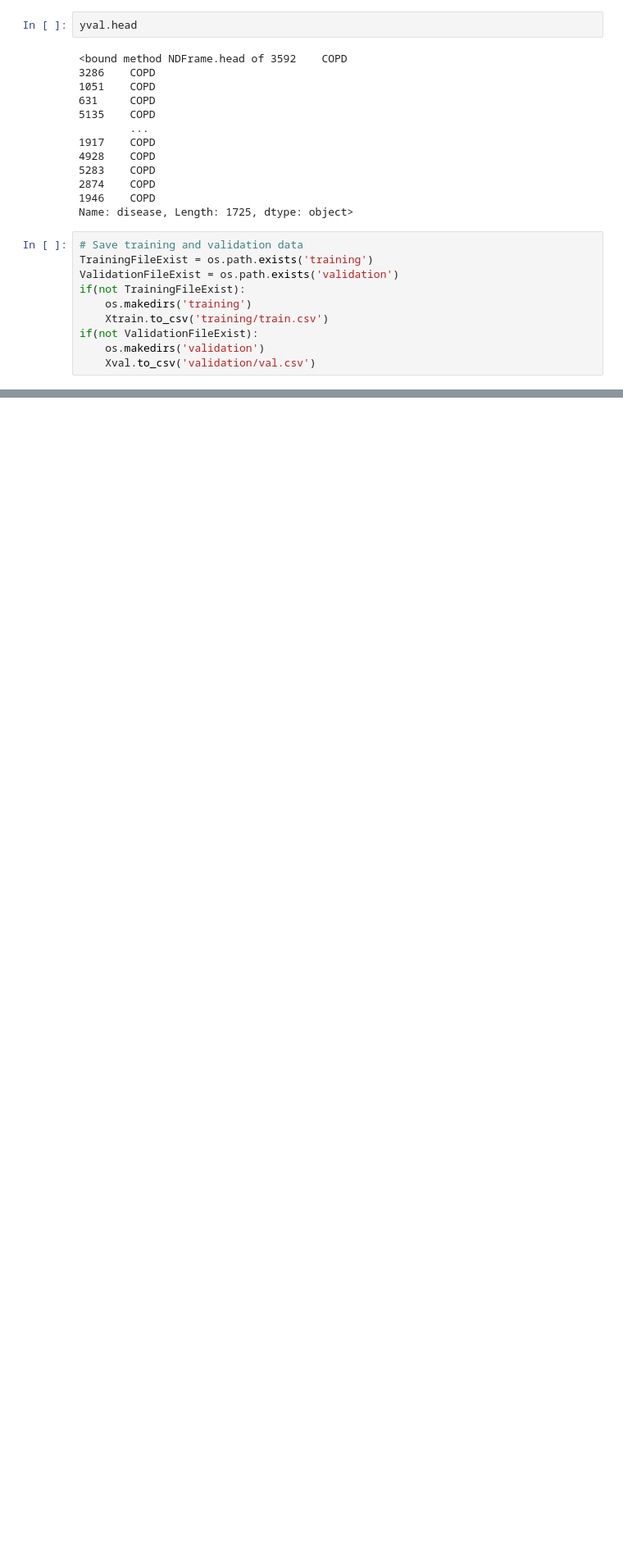
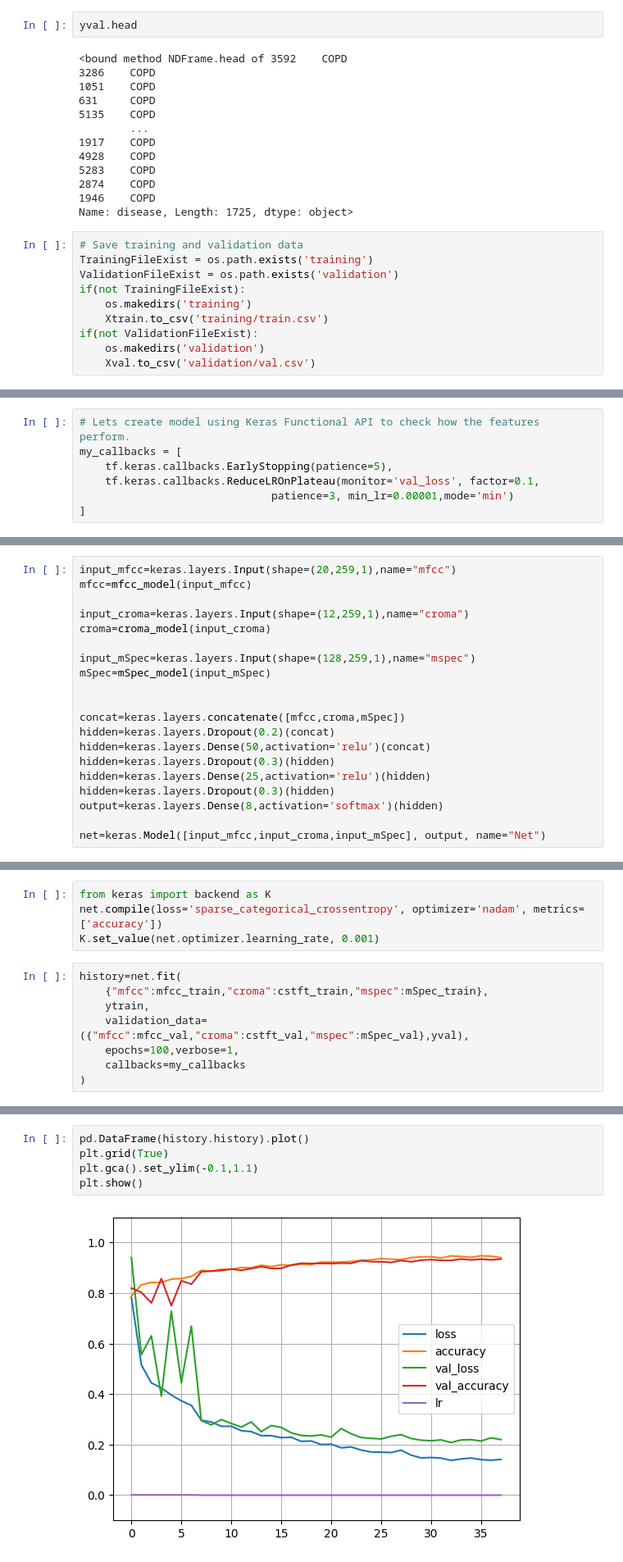
Before and after one commit to adityahbapat/Respiratory-Disorder-Classification-Based-on-Lung-Auscultation-Sounds, a Jupyter notebook: respiratory_disorder_classification.ipynb, the cells around one changed output, grey strips where cells are left out. Shown at 82% size. Drawn from its saved outputs; the diff is of its cells as text; blank space fills up the shorter version.

```diff
--- a/respiratory_disorder_classification.ipynb
+++ b/respiratory_disorder_classification.ipynb
@@ -550,0 +666,7 @@ Further Steps for Phase 2 and 3:
+# %%
+# Lets create model using Keras Functional API to check how the features perform.
+my_callbacks = [
+    tf.keras.callbacks.EarlyStopping(patience=5),
+    tf.keras.callbacks.ReduceLROnPlateau(monitor='val_loss', factor=0.1,
+                              patience=3, min_lr=0.00001,mode='min')
+]
@@ -550,0 +801,20 @@ Further Steps for Phase 2 and 3:
+# %%
+input_mfcc=keras.layers.Input(shape=(20,259,1),name="mfcc")
+mfcc=mfcc_model(input_mfcc)
+
+input_croma=keras.layers.Input(shape=(12,259,1),name="croma")
+croma=croma_model(input_croma)
+
+input_mSpec=keras.layers.Input(shape=(128,259,1),name="mspec")
+mSpec=mSpec_model(input_mSpec)
+
+
+concat=keras.layers.concatenate([mfcc,croma,mSpec])
+hidden=keras.layers.Dropout(0.2)(concat)
+hidden=keras.layers.Dense(50,activation='relu')(concat)
+hidden=keras.layers.Dropout(0.3)(hidden)
+hidden=keras.layers.Dense(25,activation='relu')(hidden)
+hidden=keras.layers.Dropout(0.3)(hidden)
+output=keras.layers.Dense(8,activation='softmax')(hidden)
+
+net=keras.Model([input_mfcc,input_croma,input_mSpec], output, name="Net")
@@ -550,0 +845,12 @@ Further Steps for Phase 2 and 3:
+# %%
+from keras import backend as K
+net.compile(loss='sparse_categorical_crossentropy', optimizer='nadam', metrics=['accuracy'])
+K.set_value(net.optimizer.learning_rate, 0.001)
+# %%
+history=net.fit(
+    {"mfcc":mfcc_train,"croma":cstft_train,"mspec":mSpec_train},
+    ytrain,
+    validation_data=({"mfcc":mfcc_val,"croma":cstft_val,"mspec":mSpec_val},yval),
+    epochs=100,verbose=1,
+    callbacks=my_callbacks
+)
@@ -550,0 +895,7 @@ Further Steps for Phase 2 and 3:
+# %%
+pd.DataFrame(history.history).plot()
+plt.grid(True)
+plt.gca().set_ylim(-0.1,1.1)
+plt.show()
+# %% [output]
+[figure, added]
```
Also changed, not shown: parts of 37 cells of this notebook, 1 other file.
